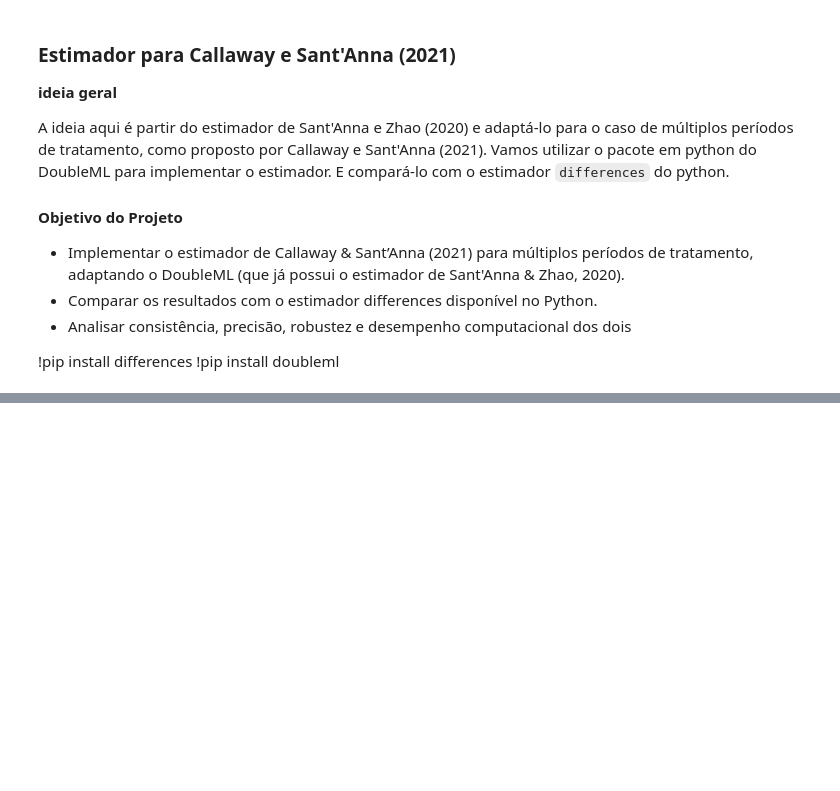
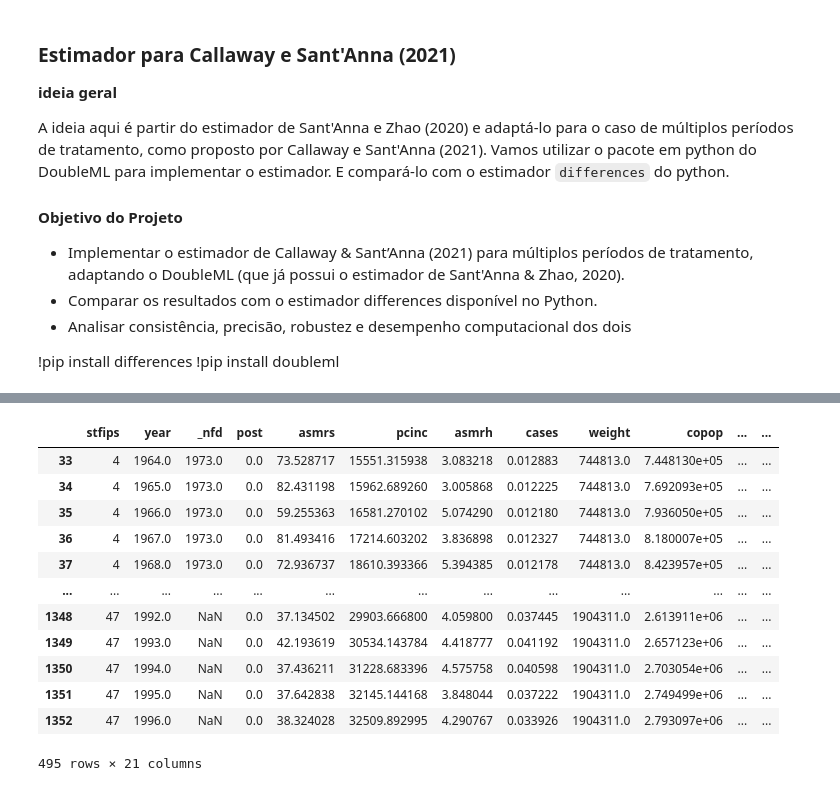
Before and after one commit to Daniel-Uhr/Estimators, a Jupyter notebook: 01_ATTgt_DML.ipynb, the cells around one changed output, grey strips where cells are left out. Drawn from its saved outputs; the diff is of its cells as text; code cells hidden in the pictures; blank space fills up the shorter version.

```diff
--- a/01_ATTgt_DML.ipynb
+++ b/01_ATTgt_DML.ipynb
@@ -79,0 +88,16 @@ ImportError: cannot import name 'att_gt' from 'differences' (c:\Users\danie\AppD
+# %%
+data_sz
+# %% [output]
+|  | stfips | year | _nfd | post | asmrs | pcinc | asmrh | cases | weight | copop | ... | ... |
+| 33 | 4 | 1964.0 | 1973.0 | 0.0 | 73.528717 | 15551.315938 | 3.083218 | 0.012883 | 744813.0 | 7.448130e+05 | ... | ... |
+| 34 | 4 | 1965.0 | 1973.0 | 0.0 | 82.431198 | 15962.689260 | 3.005868 | 0.012225 | 744813.0 | 7.692093e+05 | ... | ... |
+| 35 | 4 | 1966.0 | 1973.0 | 0.0 | 59.255363 | 16581.270102 | 5.074290 | 0.012180 | 744813.0 | 7.936050e+05 | ... | ... |
+| 36 | 4 | 1967.0 | 1973.0 | 0.0 | 81.493416 | 17214.603202 | 3.836898 | 0.012327 | 744813.0 | 8.180007e+05 | ... | ... |
+| 37 | 4 | 1968.0 | 1973.0 | 0.0 | 72.936737 | 18610.393366 | 5.394385 | 0.012178 | 744813.0 | 8.423957e+05 | ... | ... |
+| ... | ... | ... | ... | ... | ... | ... | ... | ... | ... | ... | ... | ... |
+| 1348 | 47 | 1992.0 | NaN | 0.0 | 37.134502 | 29903.666800 | 4.059800 | 0.037445 | 1904311.0 | 2.613911e+06 | ... | ... |
+| 1349 | 47 | 1993.0 | NaN | 0.0 | 42.193619 | 30534.143784 | 4.418777 | 0.041192 | 1904311.0 | 2.657123e+06 | ... | ... |
+| 1350 | 47 | 1994.0 | NaN | 0.0 | 37.436211 | 31228.683396 | 4.575758 | 0.040598 | 1904311.0 | 2.703054e+06 | ... | ... |
+| 1351 | 47 | 1995.0 | NaN | 0.0 | 37.642838 | 32145.144168 | 3.848044 | 0.037222 | 1904311.0 | 2.749499e+06 | ... | ... |
+| 1352 | 47 | 1996.0 | NaN | 0.0 | 38.324028 | 32509.892995 | 4.290767 | 0.033926 | 1904311.0 | 2.793097e+06 | ... | ... |
+495 rows × 21 columns
```
Also changed, not shown: parts of 26 cells of this notebook.
